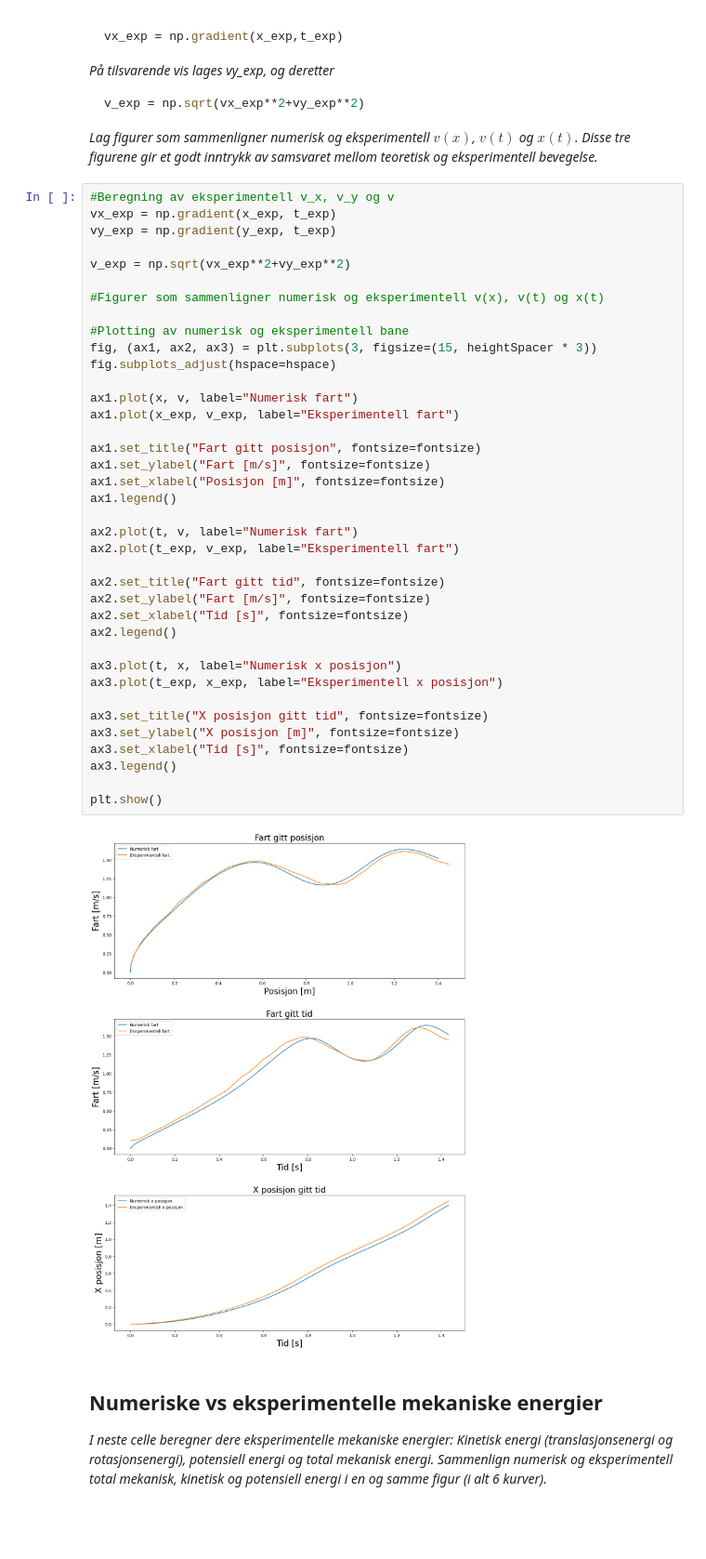
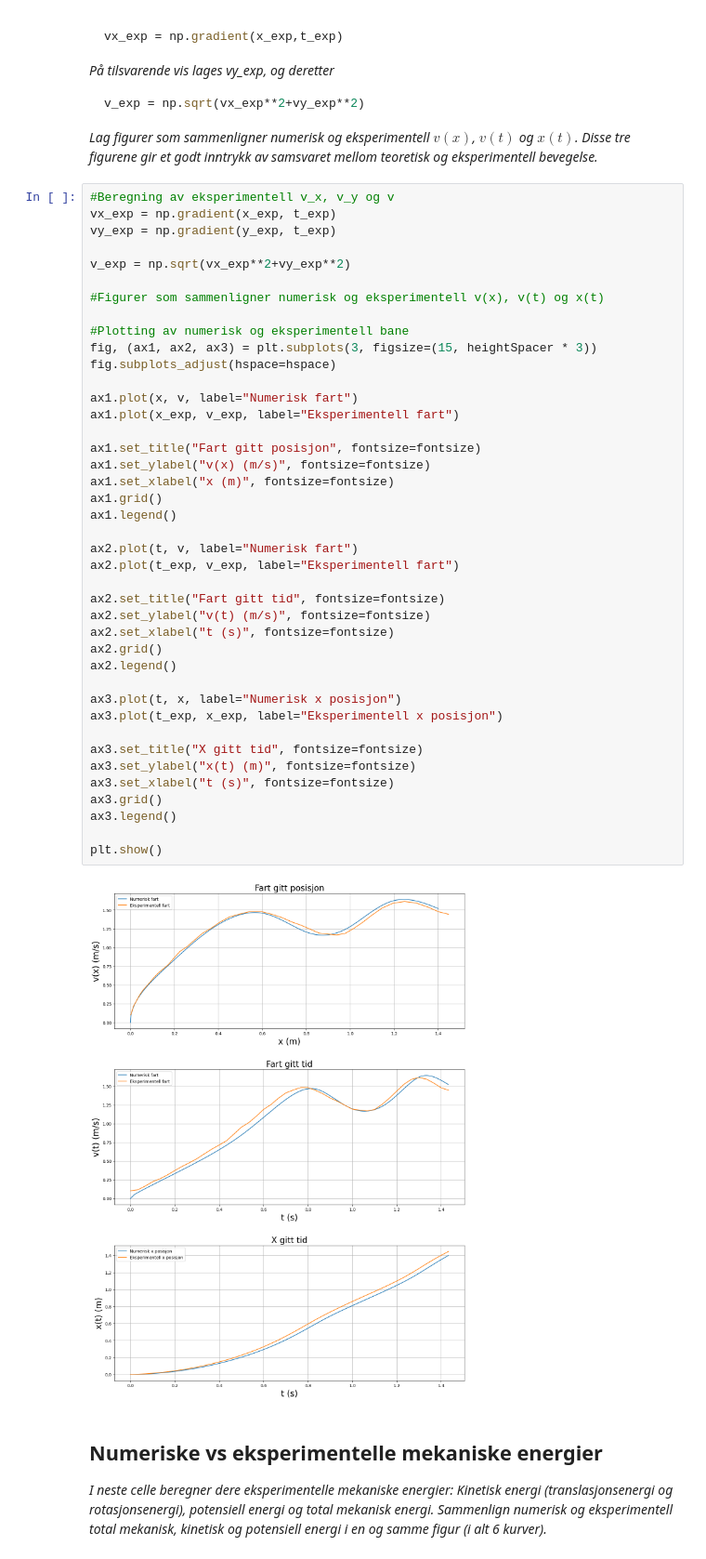
Before and after one commit to theodorklauritzen/TFY4115_lab, a Jupyter notebook: Rapport.ipynb, the cells around one changed output. Shown at 93% size. Saved outputs shown, nothing was run; the diff lists cells and outputs as text; blank space fills up the shorter version.

```diff
--- a/Rapport.ipynb
+++ b/Rapport.ipynb
@@ -305,41 +313,44 @@ v_exp = np.sqrt(vx_exp**2+vy_exp**2)
 vx_exp = np.gradient(x_exp, t_exp)
 vy_exp = np.gradient(y_exp, t_exp)
 
 v_exp = np.sqrt(vx_exp**2+vy_exp**2)
 
 #Figurer som sammenligner numerisk og eksperimentell v(x), v(t) og x(t)
 
 #Plotting av numerisk og eksperimentell bane
 fig, (ax1, ax2, ax3) = plt.subplots(3, figsize=(15, heightSpacer * 3))
 fig.subplots_adjust(hspace=hspace)
 
 ax1.plot(x, v, label="Numerisk fart")
 ax1.plot(x_exp, v_exp, label="Eksperimentell fart")
 
 ax1.set_title("Fart gitt posisjon", fontsize=fontsize)
-ax1.set_ylabel("Fart [m/s]", fontsize=fontsize)
-ax1.set_xlabel("Posisjon [m]", fontsize=fontsize)
+ax1.set_ylabel("v(x) (m/s)", fontsize=fontsize)
+ax1.set_xlabel("x (m)", fontsize=fontsize)
+ax1.grid()
 ax1.legend()
 
 ax2.plot(t, v, label="Numerisk fart")
 ax2.plot(t_exp, v_exp, label="Eksperimentell fart")
 
 ax2.set_title("Fart gitt tid", fontsize=fontsize)
-ax2.set_ylabel("Fart [m/s]", fontsize=fontsize)
-ax2.set_xlabel("Tid [s]", fontsize=fontsize)
+ax2.set_ylabel("v(t) (m/s)", fontsize=fontsize)
+ax2.set_xlabel("t (s)", fontsize=fontsize)
+ax2.grid()
 ax2.legend()
 
 ax3.plot(t, x, label="Numerisk x posisjon")
 ax3.plot(t_exp, x_exp, label="Eksperimentell x posisjon")
 
-ax3.set_title("X posisjon gitt tid", fontsize=fontsize)
-ax3.set_ylabel("X posisjon [m]", fontsize=fontsize)
-ax3.set_xlabel("Tid [s]", fontsize=fontsize)
+ax3.set_title("X gitt tid", fontsize=fontsize)
+ax3.set_ylabel("x(t) (m)", fontsize=fontsize)
+ax3.set_xlabel("t (s)", fontsize=fontsize)
+ax3.grid()
 ax3.legend()
 
 plt.show()
 # %% [output]
-[figure, old version]
+[figure, new version]
 # %% [markdown]
 ## Numeriske vs eksperimentelle mekaniske energier
 
```
Also changed, not shown: parts of 8 cells of this notebook.
